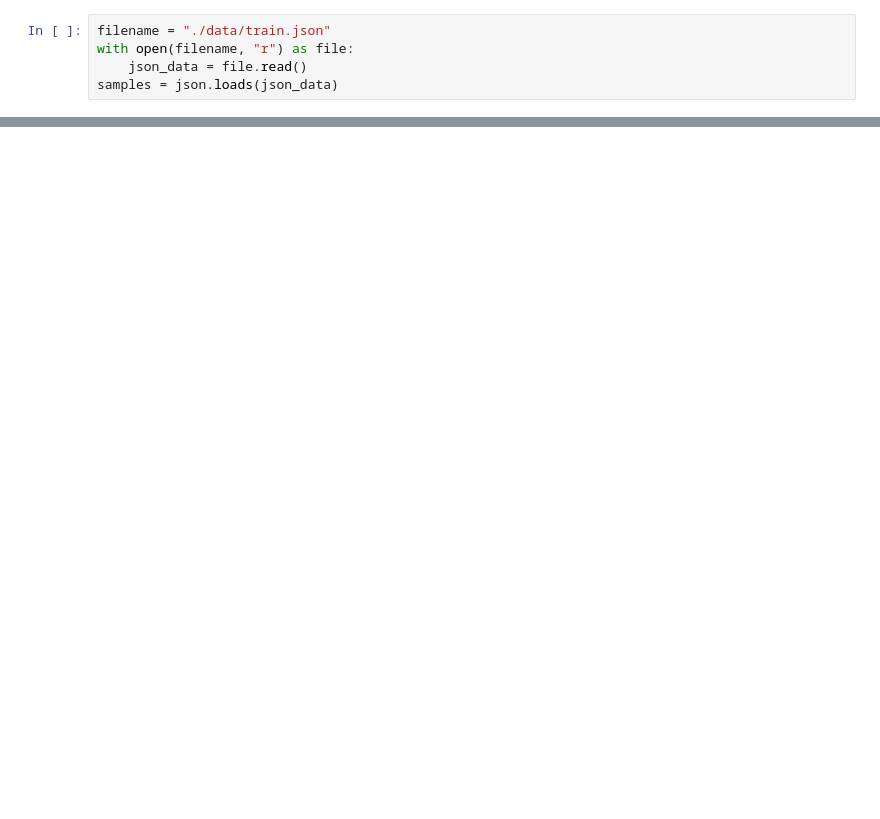
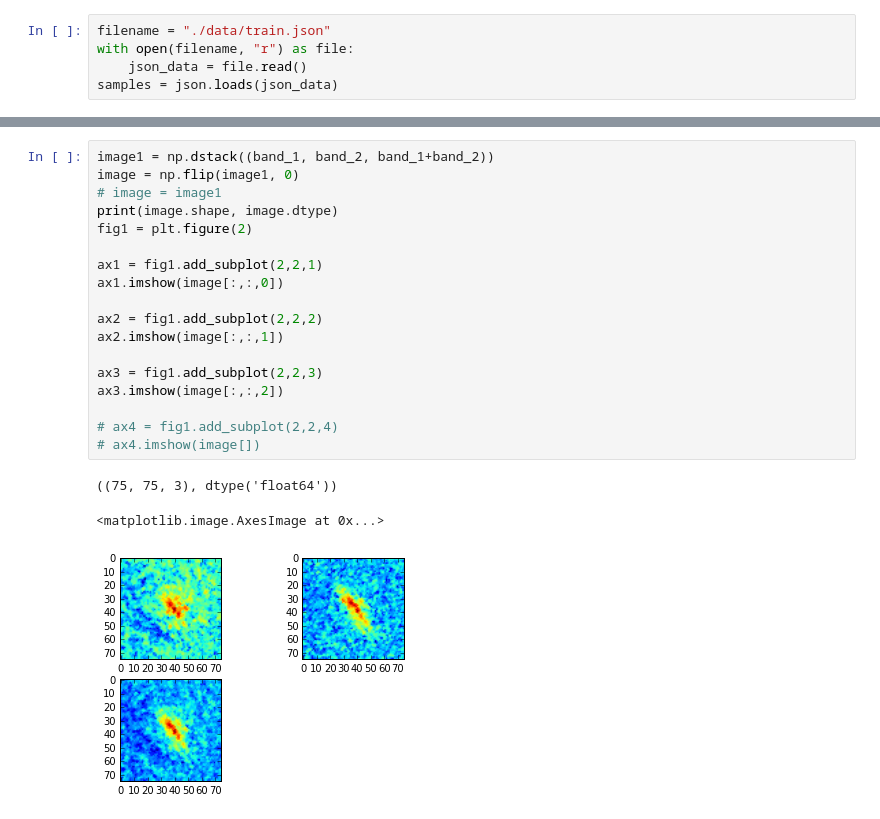
Before and after one commit to codepike/iceberg, a Jupyter notebook: analyze_data.ipynb, the cells around one changed output, grey strips where cells are left out. Saved outputs shown, nothing was run; the diff lists cells and outputs as text; blank space fills up the shorter version.

```diff
--- a/analyze_data.ipynb
+++ b/analyze_data.ipynb
@@ -38,0 +44,22 @@ ax4.imshow(band_1-band_2)
+# %%
+image1 = np.dstack((band_1, band_2, band_1+band_2))
+image = np.flip(image1, 0)
+# image = image1
+print(image.shape, image.dtype)
+fig1 = plt.figure(2)
+
+ax1 = fig1.add_subplot(2,2,1)
+ax1.imshow(image[:,:,0])
+
+ax2 = fig1.add_subplot(2,2,2)
+ax2.imshow(image[:,:,1])
+
+ax3 = fig1.add_subplot(2,2,3)
+ax3.imshow(image[:,:,2])
+
+# ax4 = fig1.add_subplot(2,2,4)
+# ax4.imshow(image[])
+# %% [output]
+((75, 75, 3), dtype('float64'))
+<matplotlib.image.AxesImage at 0x...>
+[figure, added]
```
Also changed, not shown: parts of 5 cells of this notebook, 7 other files.
